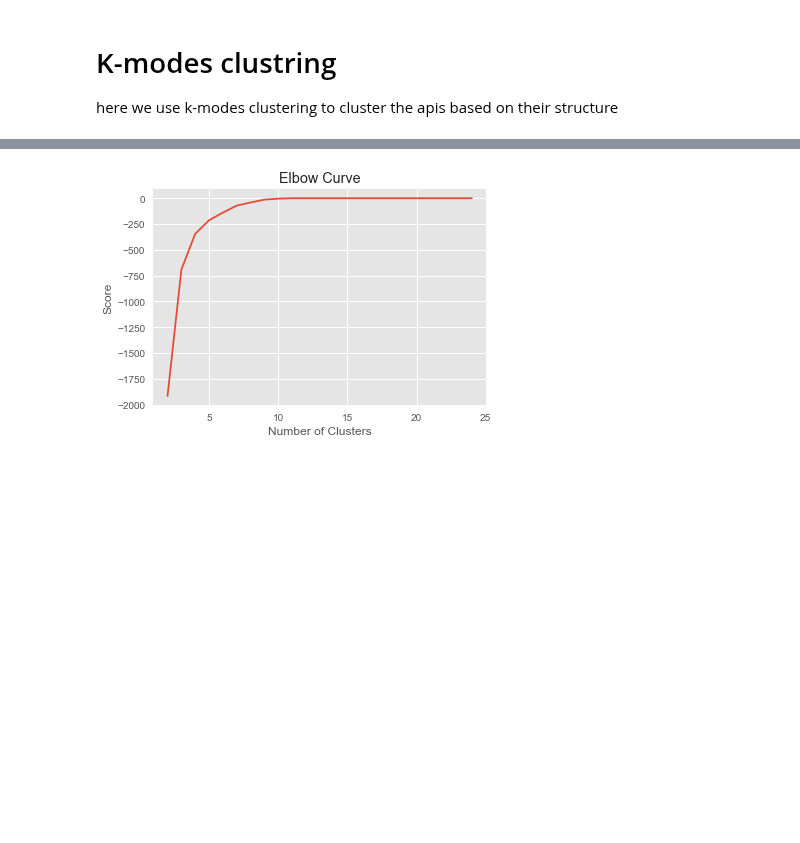
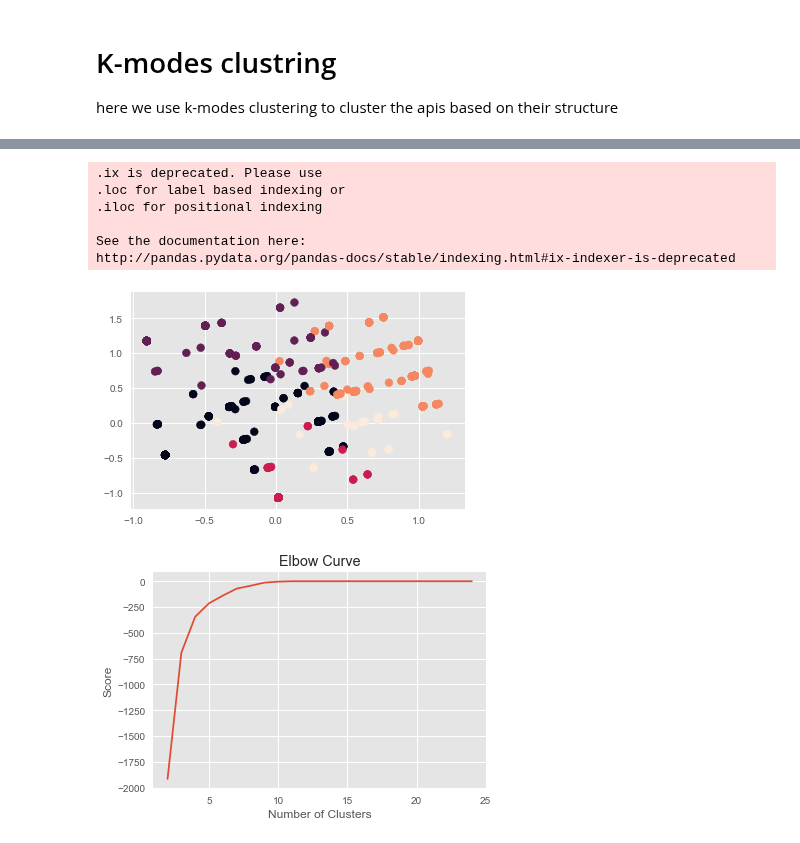
Before and after one commit to pmanlukas/thesisdata, a Jupyter notebook: clustering.ipynb, the cells around one changed output, grey strips where cells are left out. Cells and saved outputs as stored; diff of their text form; code cells hidden in the pictures; blank space fills up the shorter version.

Commit message:
added cortical files and a new plot

```diff
--- a/clustering.ipynb
+++ b/clustering.ipynb
@@ -150,0 +151,35 @@ Init: initializing clusters
+# %%
+import numpy as np
+import pandas as pd
+from kmodes import kmodes
+
+df_dummy = pd.get_dummies(clusterdf)
+
+#transform into numpy array
+x = df_dummy.reset_index().values
+
+km = kmodes.KModes(n_clusters=5, init='Huang', n_init=5, verbose=0)
+clusters = km.fit_predict(x)
+df_dummy['clusters'] = clusters
+
+
+import matplotlib.pyplot as plt
+from sklearn.decomposition import PCA
+pca = PCA(2)
+
+# Turn the dummified df into two columns with PCA
+plot_columns = pca.fit_transform(df_dummy.ix[:,0:15])
+
+# Plot based on the two dimensions, and shade by cluster label
+plt.scatter(x=plot_columns[:,1], y=plot_columns[:,0], c=df_dummy["clusters"], s=60)
+plt.savefig('kmodes.pdf')
+plt.savefig('kmodes.png')
+plt.show()
+# %% [output]
+.ix is deprecated. Please use
+.loc for label based indexing or
+.iloc for positional indexing
+
+See the documentation here:
+http://pandas.pydata.org/pandas-docs/stable/indexing.html#ix-indexer-is-deprecated
+[figure, added]
```
Also changed, not shown: parts of 10 cells of this notebook, 15 other files.
